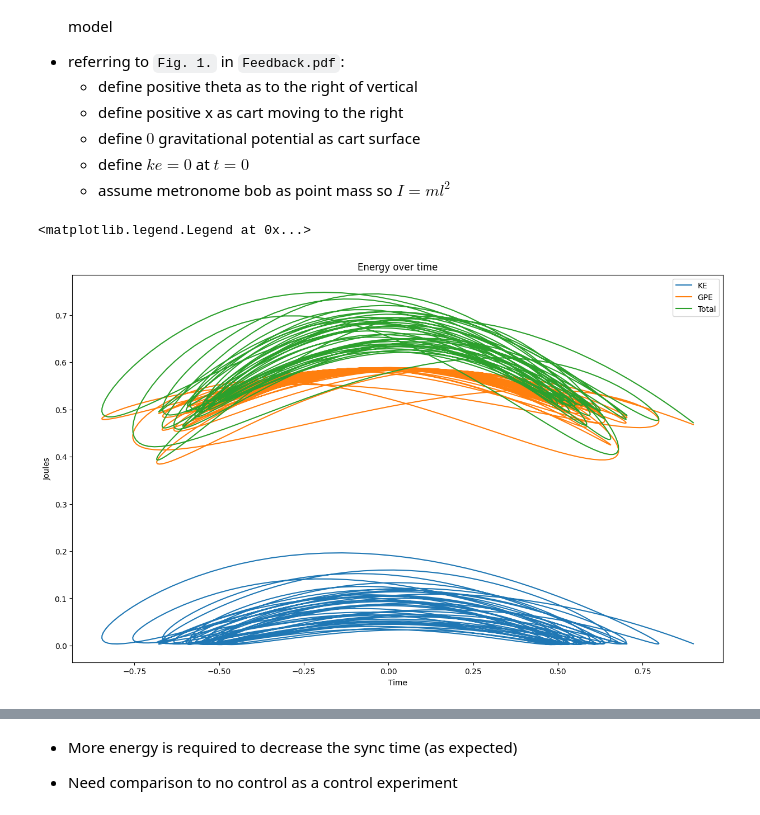
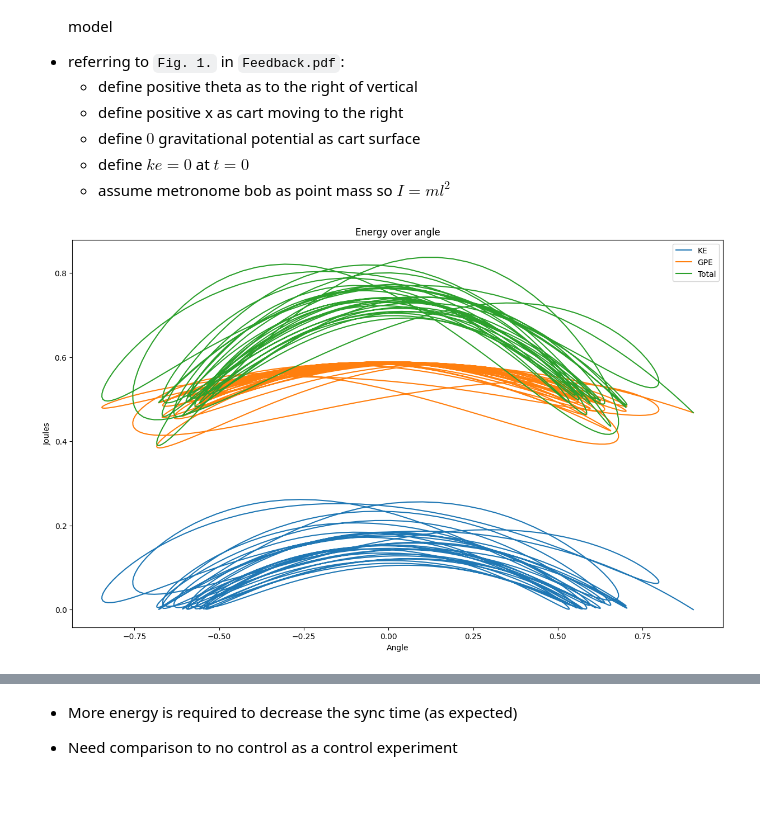
Before and after one commit to eric-yhchen/MDM2-Group-09, a Jupyter notebook: LC Model FLC Tests.ipynb, the cells around one changed output, grey strips where cells are left out. Saved outputs shown, nothing was run; the diff lists cells and outputs as text; code cells hidden in the pictures.

Commit message:
energy calc update

```diff
--- a/LC Model FLC Tests.ipynb
+++ b/LC Model FLC Tests.ipynb
@@ -184,11 +184,11 @@ class solver():
         # Extract solutions
         self.time = sol.t                # time
         self.theta1 = sol.y[0]           # angle of metronome 1
-        self.qdd1 = sol.y[1]             # acceleration of metronome 1
+        self.qdd1 = sol.y[1]             # velocity of metronome 1
         self.theta2 = sol.y[2]           # angle of metronome 1
-        self.qdd2 = sol.y[3]             # acceleration of metronome 2
+        self.qdd2 = sol.y[3]             # velocity of metronome 2
         self.surface_x = sol.y[4]        # Surface displacement
-        self.qdd3 = sol.y[5]             # acceleration of cart
+        self.qdd3 = sol.y[5]             # velocity of cart
 
         return self
 
@@ -230,16 +230,16 @@ class solver():
         calculates the energy as a combination of kinetic of both metronomes and cart + gpe from
         both metronomes using standard formula / predefined formula
 
-        Returns:
-            _type_: model, sync time, total energy (array)
         """
+        # set up a model and solve
+        self.solve()
 
         # calc kinetic energy of metronomes
         # ke = 1/2 * I * omega**2
         # I = m * L**2
         # so ke = 1/2 * m * L**2 * omega**2
-        ke_1 = 1/2 * m_pendulum * L1_pendulum**2 * self.qdd1**2
-        ke_2 = 1/2 * m_pendulum * L2_pendulum**2 * self.qdd2**2
+        ke_1 = 0.5 * m_pendulum * (self.qdd3**2 + 2 * L1_pendulum * self.qdd3 * self.qdd1 * np.cos(self.theta1) + (L1_pendulum * self.qdd1)**2)
+        ke_2 = 0.5 * m_pendulum * (self.qdd3**2 + 2 * L2_pendulum * self.qdd3 * self.qdd2 * np.cos(self.theta2) + (L2_pendulum * self.qdd2)**2)
 
         # calc kinetic energy of cart
         # ke = 1/2 * m * v**2
@@ -249,7 +249,7 @@ class solver():
 
         # calc gpe of metronomes
         # gpe = m * g * h
-        # h = L * cos (theta)abs(
+        # h = L * cos (theta)
         gpe_1 = m_pendulum * g * L1_pendulum * np.cos(self.theta1)
         gpe_2 = m_pendulum * g * L2_pendulum * np.cos(self.theta2)
 
@@ -507,15 +507,15 @@ def calc_energy(solver, kd, kp, T_max=15):
     """
     # set up a model and solve
     model = solver(kd, kp, T_max)
-    model = model.solve()
+    model = model.solve(dt=0.01)
     sync_time = model.find_sync_time()[1]
 
     # calc kinetic energy of metronomes
     # ke = 1/2 * I * omega**2
     # I = m * L**2
     # so ke = 1/2 * m * L**2 * omega**2
-    ke_1 = 1/2 * m_pendulum * L1_pendulum**2 * model.theta1**2
-    ke_2 = 1/2 * m_pendulum * L2_pendulum**2 * model.theta2**2
+    ke_1 = 0.5 * m_pendulum * (model.qdd3**2 + 2 * L1_pendulum * model.qdd3 * model.qdd1 * np.cos(model.theta1) + (L1_pendulum * model.qdd1)**2)
+    ke_2 = 0.5 * m_pendulum * (model.qdd3**2 + 2 * L2_pendulum * model.qdd3 * model.qdd2 * np.cos(model.theta2) + (L2_pendulum * model.qdd2)**2)
 
     # calc kinetic energy of cart
     # ke = 1/2 * m * v**2
@@ -537,7 +537,7 @@ def calc_energy(solver, kd, kp, T_max=15):
     # this should be rewritten as a function of the solver object with the energy as an attribute
     return model, sync_time, total_ke, total_gpe, total_energy
 # %%
-model, sync_time, total_ke, total_gpe, total_energy = calc_energy(solver, 0.0334, 2.3, 20)
+model, sync_time, total_ke, total_gpe, total_energy = calc_energy(solver, 0.0334, 2.3, 15)
 
 # fig6, ax12 = plt.subplots(2,2, figsize=(15,9))
 # ax12[0, 0].plot(model.time, model.theta1, label="Theta 1")
@@ -556,34 +556,36 @@ model, sync_time, total_ke, total_gpe, total_energy = calc_energy(solver, 0.0334
 # ax12[0, 1].set_ylabel("Joules")
 # ax12[0, 1].legend()
 
 #model2, sync_time2, total_ke2, total_gpe2, total_energy2 = calc_energy(solver, 0.0223, 6.7, 20)
 #
 #ax12[1, 0].plot(model2.time, model2.theta1, label="Theta 1")
 #ax12[1, 0].plot(model2.time, model2.theta2, label="Theta 2")
 #ax12[1, 0].axvline(sync_time2, c="r", label="Sync")
 #ax12[1, 0].set_title(f"kd: {model2.kd}, kp: {model2.kp}, time: {model2.sync_time}")
 #ax12[1, 0].set_xlabel("Time")
 #ax12[1, 0].set_ylabel("rads")
 #ax12[1, 0].legend()
 #
 ##ax12[1, 1].plot(model2.time, total_ke, label="KE")
 ##ax12[1, 1].plot(model2.time, total_gpe, label="GPE")
 #ax12[1, 1].plot(model2.time, total_energy2, label="Total")
 #ax12[1, 1].set_title(f"Energy over time")
 #ax12[1, 1].set_xlabel("Time")
 #ax12[1, 1].set_ylabel("Joules")
 #ax12[1, 1].legend()
 #
 #plt.show()
 
 fig, ax = plt.subplots(figsize=(15,9))
 ax.plot(model.theta1, total_ke, label="KE")
 ax.plot(model.theta1, total_gpe, label="GPE")
 ax.plot(model.theta1, total_energy, label="Total")
-ax.set_title(f"Energy over time")
-ax.set_xlabel("Time")
+ax.set_title(f"Energy over angle")
+ax.set_xlabel("Angle")
 ax.set_ylabel("Joules")
 ax.legend()
+plt.legend()
+
+plt.show()
 # %% [output]
-<matplotlib.legend.Legend at 0x...>
-[figure, old version]
+[figure, new version]
```
Also changed, not shown: parts of 19 cells of this notebook, 2 other files.
